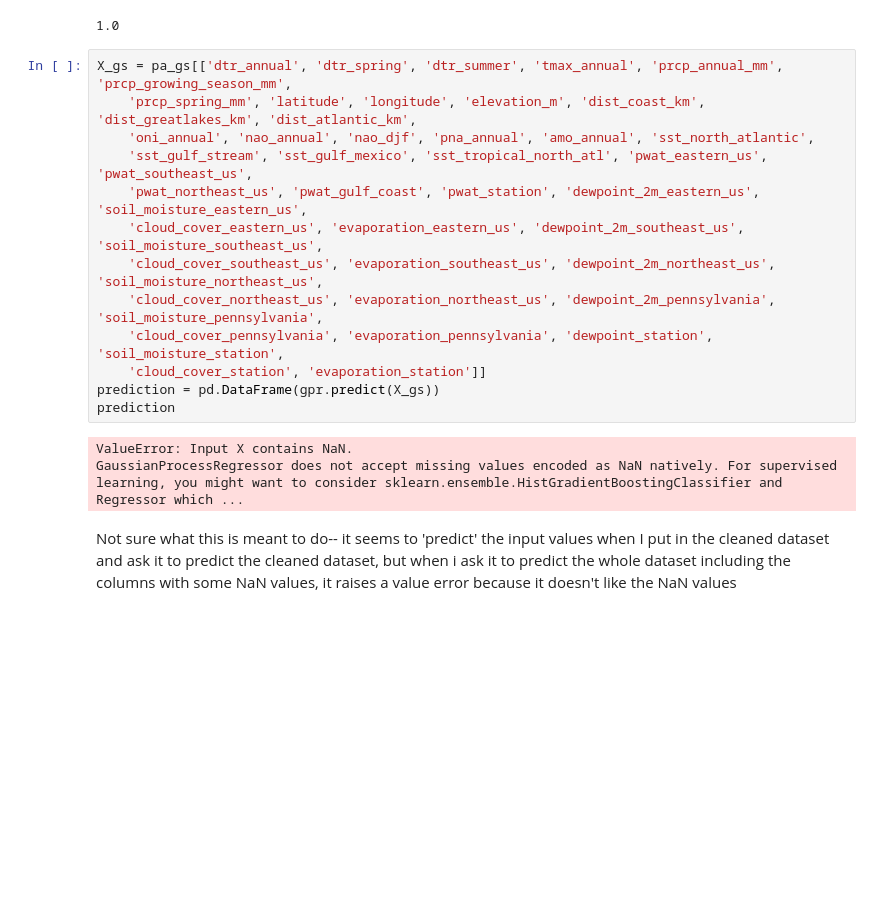
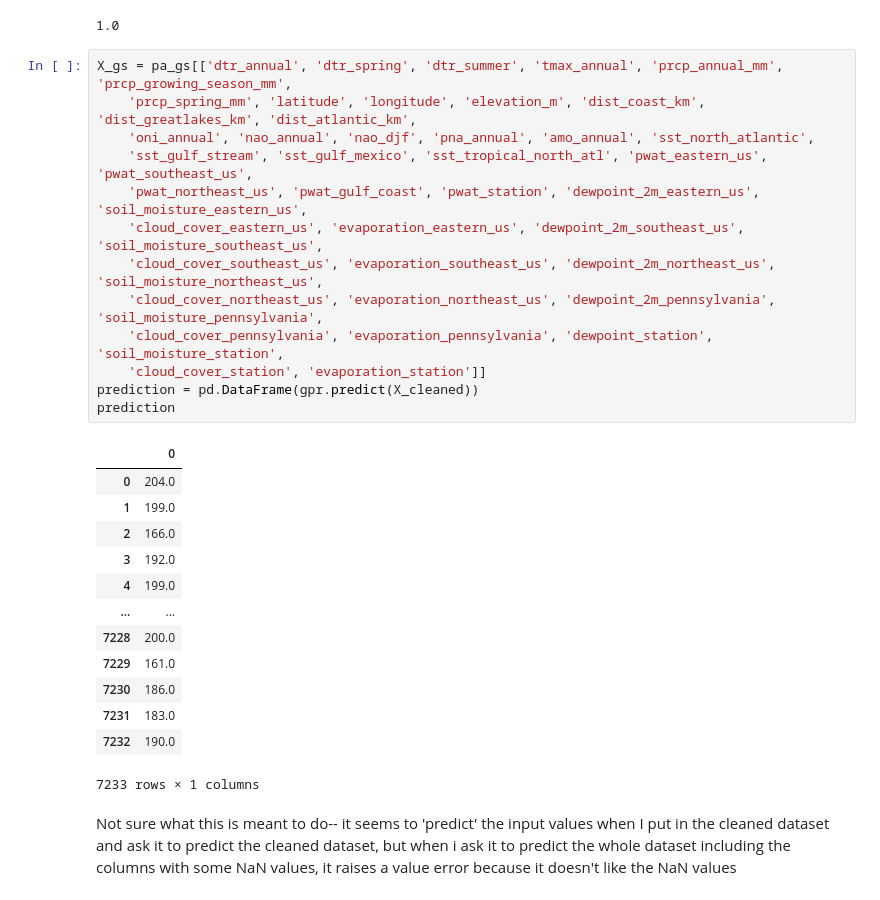
Before and after one commit to samjbaugh/reu26, a Jupyter notebook: GaussianProcessRegressor.ipynb, the cells around one changed output. Saved outputs shown, nothing was run; the diff lists cells and outputs as text; blank space fills up the shorter version.

```diff
--- a/GaussianProcessRegressor.ipynb
+++ b/GaussianProcessRegressor.ipynb
@@ -34,18 +34,29 @@ gpr.score(X_cleaned, y_cleaned)
 # %%
 X_gs = pa_gs[['dtr_annual', 'dtr_spring', 'dtr_summer', 'tmax_annual', 'prcp_annual_mm', 'prcp_growing_season_mm',
     'prcp_spring_mm', 'latitude', 'longitude', 'elevation_m', 'dist_coast_km', 'dist_greatlakes_km', 'dist_atlantic_km',
     'oni_annual', 'nao_annual', 'nao_djf', 'pna_annual', 'amo_annual', 'sst_north_atlantic',
     'sst_gulf_stream', 'sst_gulf_mexico', 'sst_tropical_north_atl', 'pwat_eastern_us', 'pwat_southeast_us',
     'pwat_northeast_us', 'pwat_gulf_coast', 'pwat_station', 'dewpoint_2m_eastern_us', 'soil_moisture_eastern_us',
     'cloud_cover_eastern_us', 'evaporation_eastern_us', 'dewpoint_2m_southeast_us', 'soil_moisture_southeast_us',
     'cloud_cover_southeast_us', 'evaporation_southeast_us', 'dewpoint_2m_northeast_us', 'soil_moisture_northeast_us',
     'cloud_cover_northeast_us', 'evaporation_northeast_us', 'dewpoint_2m_pennsylvania', 'soil_moisture_pennsylvania',
     'cloud_cover_pennsylvania', 'evaporation_pennsylvania', 'dewpoint_station', 'soil_moisture_station',
     'cloud_cover_station', 'evaporation_station']]
-prediction = pd.DataFrame(gpr.predict(X_gs))
+prediction = pd.DataFrame(gpr.predict(X_cleaned))
 prediction
 # %% [output]
+|  | 0 |
+| 0 | 204.0 |
+| 1 | 199.0 |
+| 2 | 166.0 |
+| 3 | 192.0 |
+| 4 | 199.0 |
+| ... | ... |
+| 7228 | 200.0 |
+| 7229 | 161.0 |
+| 7230 | 186.0 |
+| 7231 | 183.0 |
+| 7232 | 190.0 |
-ValueError: Input X contains NaN.
-GaussianProcessRegressor does not accept missing values encoded as NaN natively. For supervised learning, you might want to consider sklearn.ensemble.HistGradientBoostingClassifier and Regressor which ...
+7233 rows × 1 columns
 # %% [markdown]
 Not sure what this is meant to do-- it seems to 'predict' the input values when I put in the cleaned dataset and ask it to predict the cleaned dataset, but when i ask it to predict the whole dataset including the columns with some NaN values, it raises a value error because it doesn't like the NaN values
```
Also changed, not shown: 8 other files.
